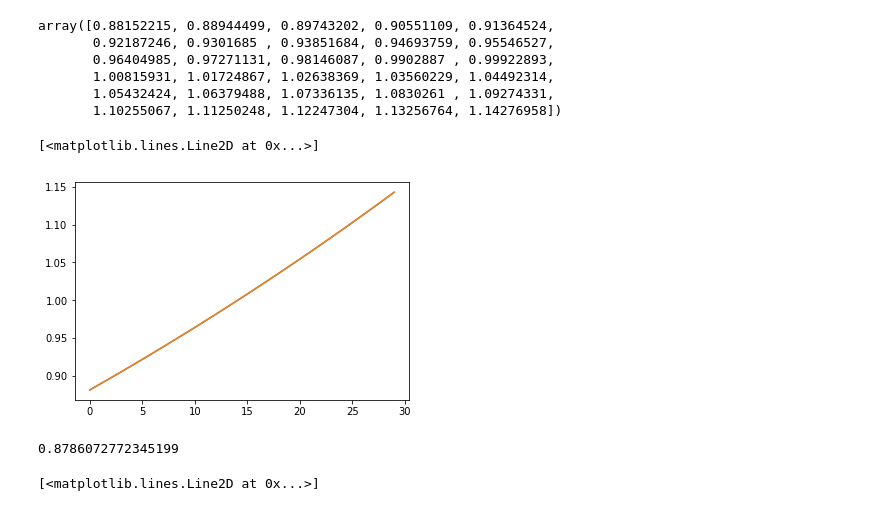
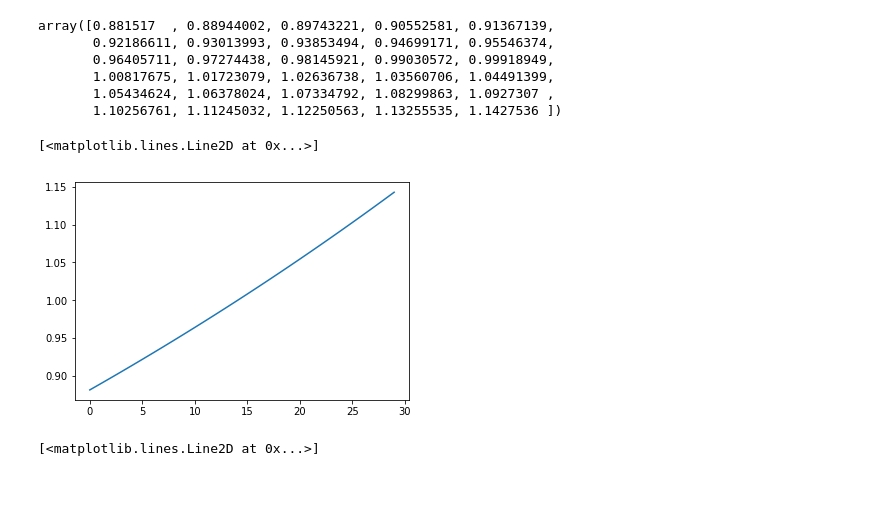
Before and after one commit to canietoa/EncuentroMatCar2, a Jupyter notebook: Consumo/Modelo de consumo.ipynb, the cells around one changed output. Cells and saved outputs as stored; diff of their text form; code cells hidden in the pictures.

```diff
--- a/Consumo/Modelo de consumo.ipynb
+++ b/Consumo/Modelo de consumo.ipynb
@@ -18,10 +15,9 @@ def Util(C):
         ut+=(beta**m)*np.log(C[m])
     return ut
 
-def Fix(C):
+def Fix(C):#fijar condiciones de contorno
     Monarr = np.zeros(days)#Arreglo Ahorros
     D=0
-    Cpar=0
     for n in range(len(C)-1):
         D=w+(1+I)*D-C[n]
     Cfin=w+(1+I)*D
@@ -54,26 +49,22 @@ for l in range(100000):
 # %%
 C
 # %% [output]
-array([0.88152215, 0.88944499, 0.89743202, 0.90551109, 0.91364524,
-       0.92187246, 0.9301685 , 0.93851684, 0.94693759, 0.95546527,
-       0.96404985, 0.97271131, 0.98146087, 0.9902887 , 0.99922893,
-       1.00815931, 1.01724867, 1.02638369, 1.03560229, 1.04492314,
-       1.05432424, 1.06379488, 1.07336135, 1.0830261 , 1.09274331,
-       1.10255067, 1.11250248, 1.12247304, 1.13256764, 1.14276958])
+array([0.881517  , 0.88944002, 0.89743221, 0.90552581, 0.91367139,
+       0.92186611, 0.93013993, 0.93853494, 0.94699171, 0.95546374,
+       0.96405711, 0.97274438, 0.98145921, 0.99030572, 0.99918949,
+       1.00817675, 1.01723079, 1.02636738, 1.03560706, 1.04491399,
+       1.05434624, 1.06378024, 1.07334792, 1.08299863, 1.0927307 ,
+       1.10256761, 1.11245032, 1.12250563, 1.13255535, 1.1427536 ])
 # %%
-plt.plot(C)
+#plt.plot(C)
 theorC=np.zeros_like(C)
 theorC[0]=C[0]
 for l in range(1,len(C)):
     theorC[l]=beta*(1+I)*theorC[l-1]
 plt.plot(theorC)
 # %% [output]
 [<matplotlib.lines.Line2D at 0x...>]
-[figure, old version]
+[figure, new version]
-# %%
-(w*(2+I)/((1+I)*(1+beta)))**29
-# %% [output]
-0.8786072772345199
 # %%
 plt.plot(riq(C))
 # %% [output]
```
Also changed, not shown: parts of 2 cells of this notebook.
